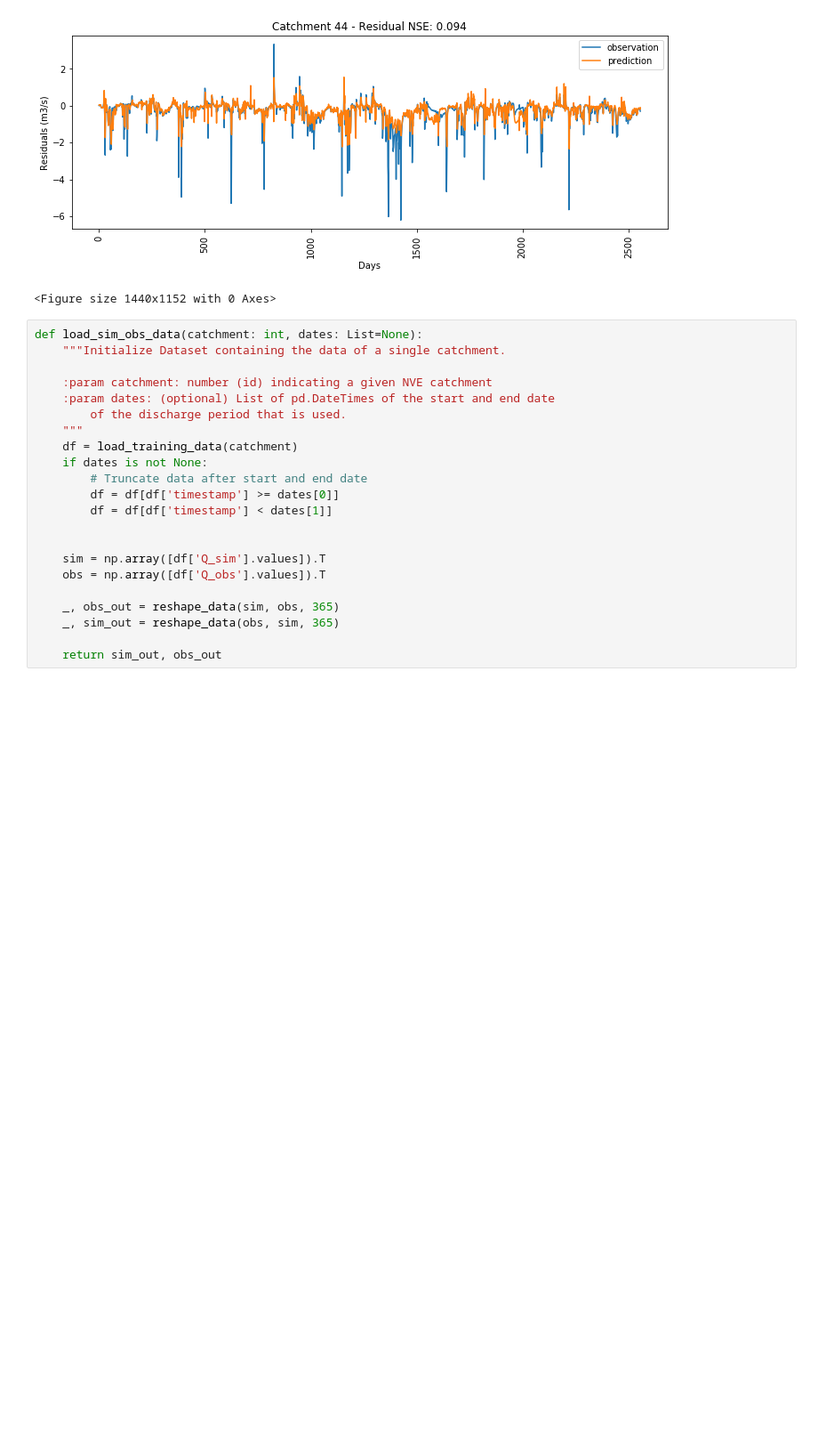
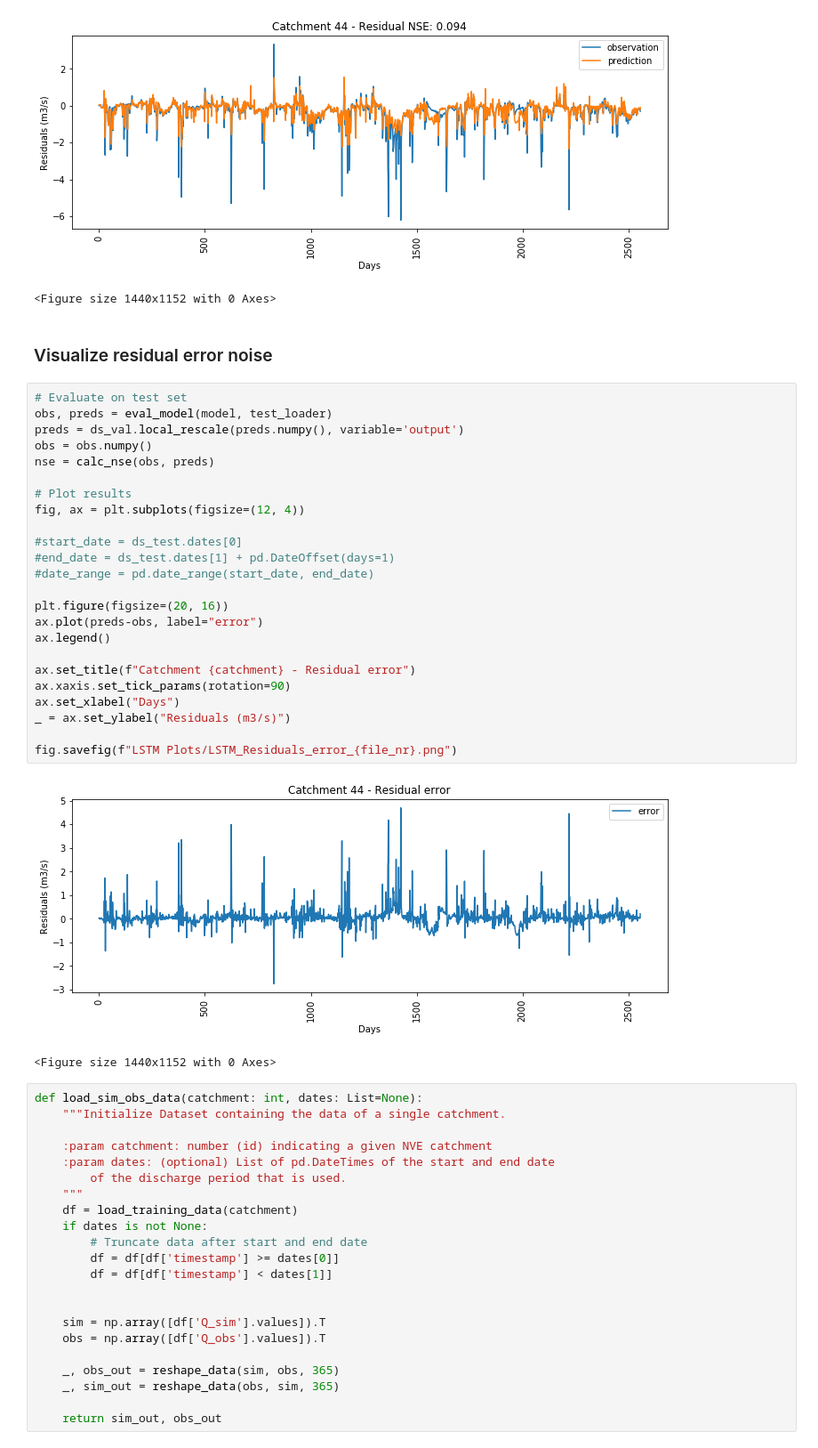
Before and after one commit to chrskj/TTK4853-hbv-ham5, a Jupyter notebook: Python/NVE_LSTM.ipynb, the cells around one changed output. Shown at 89% size. Cells and saved outputs as stored; diff of their text form; blank space fills up the shorter version.

Commit message:
add: code for plotting residual error in notebook

```diff
--- a/Python/NVE_LSTM.ipynb
+++ b/Python/NVE_LSTM.ipynb
@@ -655,6 +655,35 @@ fig.savefig(f"LSTM Plots/LSTM_Residuals_&_BB_test_NSE_{file_nr}.png")
 # %% [output]
 [figure]
 <Figure size 1440x1152 with 0 Axes>
+# %% [markdown]
+### Visualize residual error noise
+# %%
+# Evaluate on test set
+obs, preds = eval_model(model, test_loader)
+preds = ds_val.local_rescale(preds.numpy(), variable='output')
+obs = obs.numpy()
+nse = calc_nse(obs, preds)
+
+# Plot results
+fig, ax = plt.subplots(figsize=(12, 4))
+
+#start_date = ds_test.dates[0]
+#end_date = ds_test.dates[1] + pd.DateOffset(days=1)
+#date_range = pd.date_range(start_date, end_date)
+
+plt.figure(figsize=(20, 16))
+ax.plot(preds-obs, label="error")
+ax.legend()
+
+ax.set_title(f"Catchment {catchment} - Residual error")
+ax.xaxis.set_tick_params(rotation=90)
+ax.set_xlabel("Days")
+_ = ax.set_ylabel("Residuals (m3/s)")
+
+fig.savefig(f"LSTM Plots/LSTM_Residuals_error_{file_nr}.png")
+# %% [output]
+[figure, added]
+<Figure size 1440x1152 with 0 Axes>
 # %%
 def load_sim_obs_data(catchment: int, dates: List=None):
     """Initialize Dataset containing the data of a single catchment.
```
Also changed, not shown: 1 other file.
